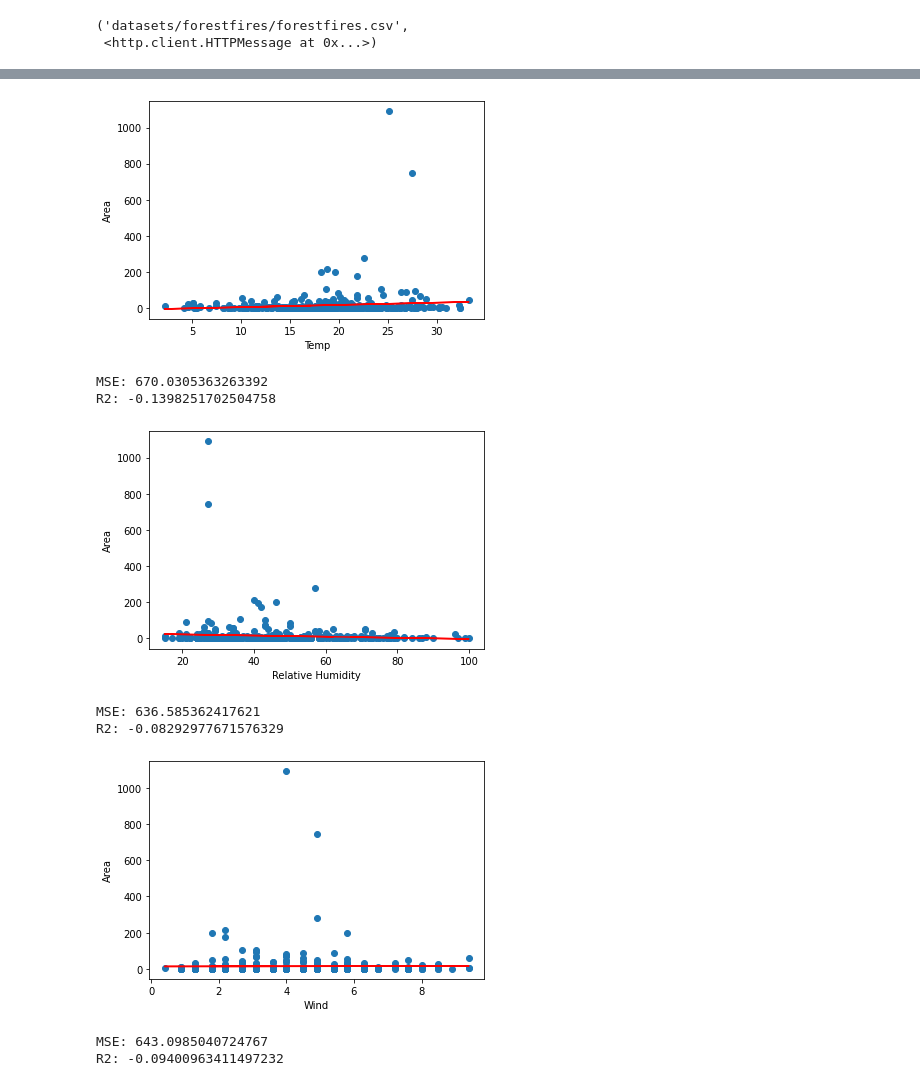
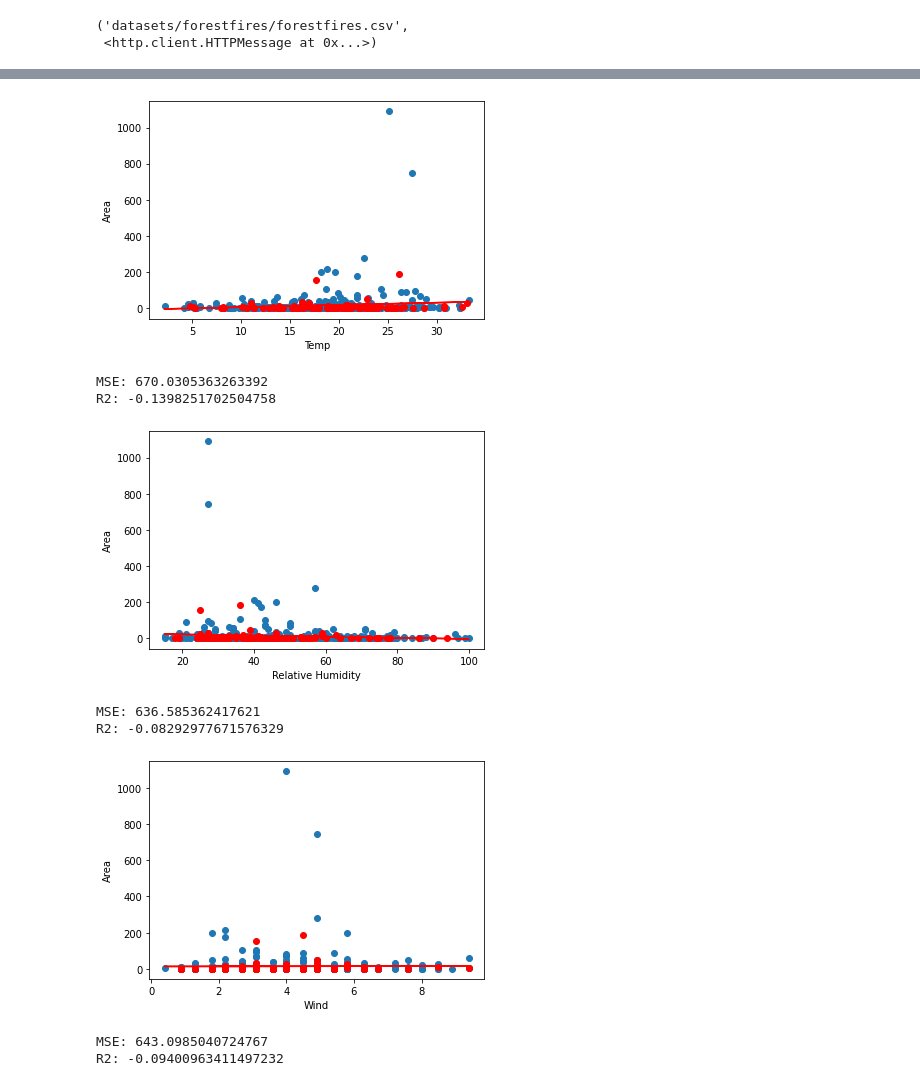
Before and after one commit to robd123/AML, a Jupyter notebook: Project1/Project1.ipynb, the cells around one changed output, grey strips where cells are left out. Drawn from its saved outputs; the diff is of its cells as text; code cells hidden in the pictures.

```diff
--- a/Project1/Project1.ipynb
+++ b/Project1/Project1.ipynb
@@ -32,34 +17,35 @@ forest_fires_with_area = forest_fires[forest_fires['area'] > 0.00]
 # %%
 import matplotlib.pyplot as plt
 from sklearn import linear_model
 from sklearn.model_selection import train_test_split
 from sklearn.metrics import mean_squared_error
 from sklearn.metrics import r2_score
 
 x_vals = np.c_[forest_fires['temp']]
 y_vals = np.c_[forest_fires['area']]
 
 x_train, x_test, y_train, y_test = train_test_split(x_vals, y_vals, test_size=0.2, random_state=1234)
 
 lin_reg = linear_model.LinearRegression()
 lin_reg.fit(x_train, y_train)
 t0, t1 = lin_reg.intercept_[0], lin_reg.coef_[0][0]
 
 y_pred = lin_reg.predict(x_test)
 
 mse = mean_squared_error(y_test, y_pred)
 r2 = r2_score(y_test, y_pred)
 
 plt.scatter(x_train, y_train)
+plt.scatter(x_test, y_test, c='r')
 plt.plot(x_train, t0 + t1 * x_train, "r")
 plt.xlabel("Temp")
 plt.ylabel("Area")
 plt.show()
 
 print("MSE: " + str(mse))
 print("R2: " + str(r2))
 # %% [output]
-[figure, old version]
+[figure, new version]
 MSE: 670.0305363263392
 R2: -0.1398251702504758
 # %%
@@ -84,6 +70,7 @@ mse = mean_squared_error(y_test, y_pred)
 r2 = r2_score(y_test, y_pred)
 
 plt.scatter(x_train, y_train)
+plt.scatter(x_test, y_test, c='r')
 plt.plot(x_train, t0 + t1 * x_train, "r")
 plt.xlabel("Relative Humidity")
 plt.ylabel("Area")
@@ -92,7 +79,7 @@ plt.show()
 print("MSE: " + str(mse))
 print("R2: " + str(r2))
 # %% [output]
-[figure, old version]
+[figure, new version]
 MSE: 636.585362417621
 R2: -0.08292977671576329
 # %%
@@ -117,6 +104,7 @@ mse = mean_squared_error(y_test, y_pred)
 r2 = r2_score(y_test, y_pred)
 
 plt.scatter(x_train, y_train)
+plt.scatter(x_test, y_test, c='r')
 plt.plot(x_train, t0 + t1 * x_train, "r")
 plt.xlabel("Wind")
 plt.ylabel("Area")
@@ -125,7 +113,7 @@ plt.show()
 print("MSE: " + str(mse))
 print("R2: " + str(r2))
 # %% [output]
-[figure, old version]
+[figure, new version]
 MSE: 643.0985040724767
 R2: -0.09400963411497232
 # %%
```
Also changed, not shown: parts of 2 cells of this notebook.
